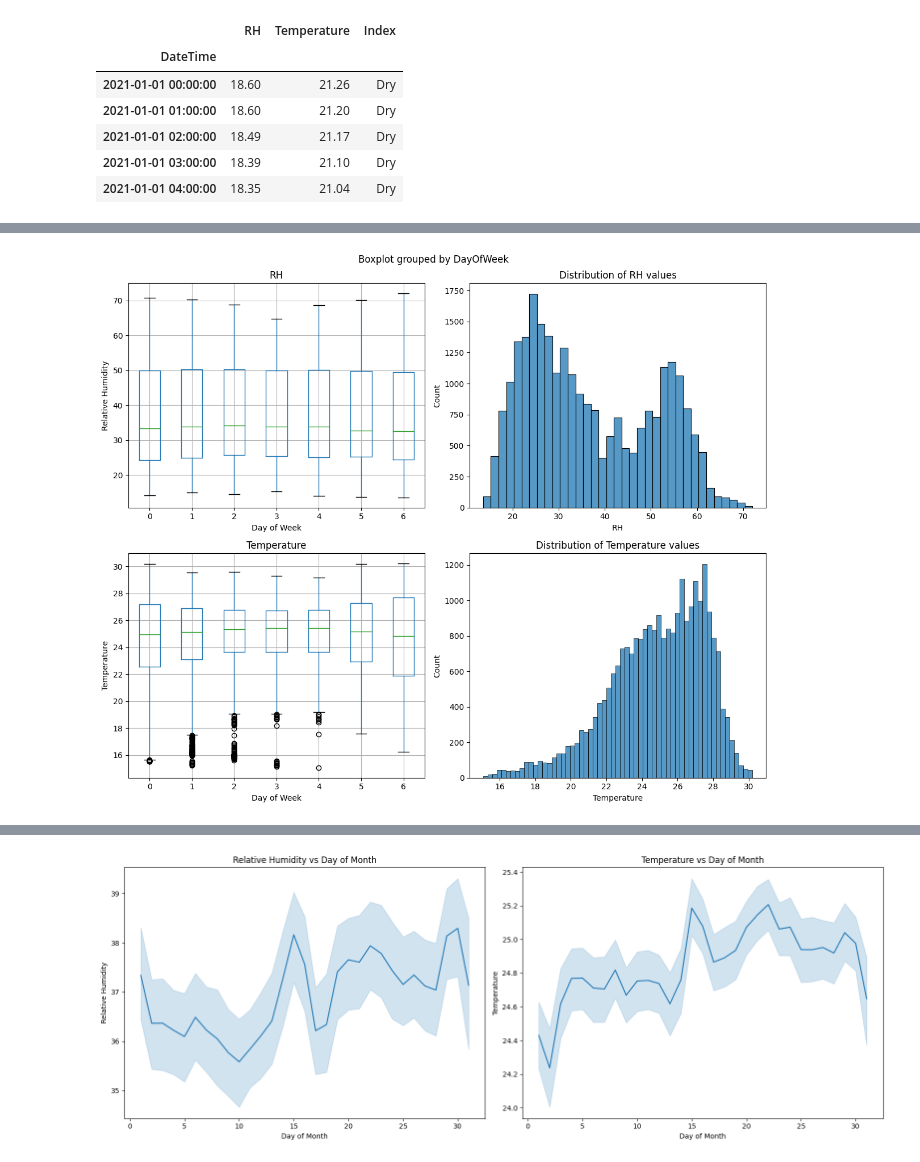
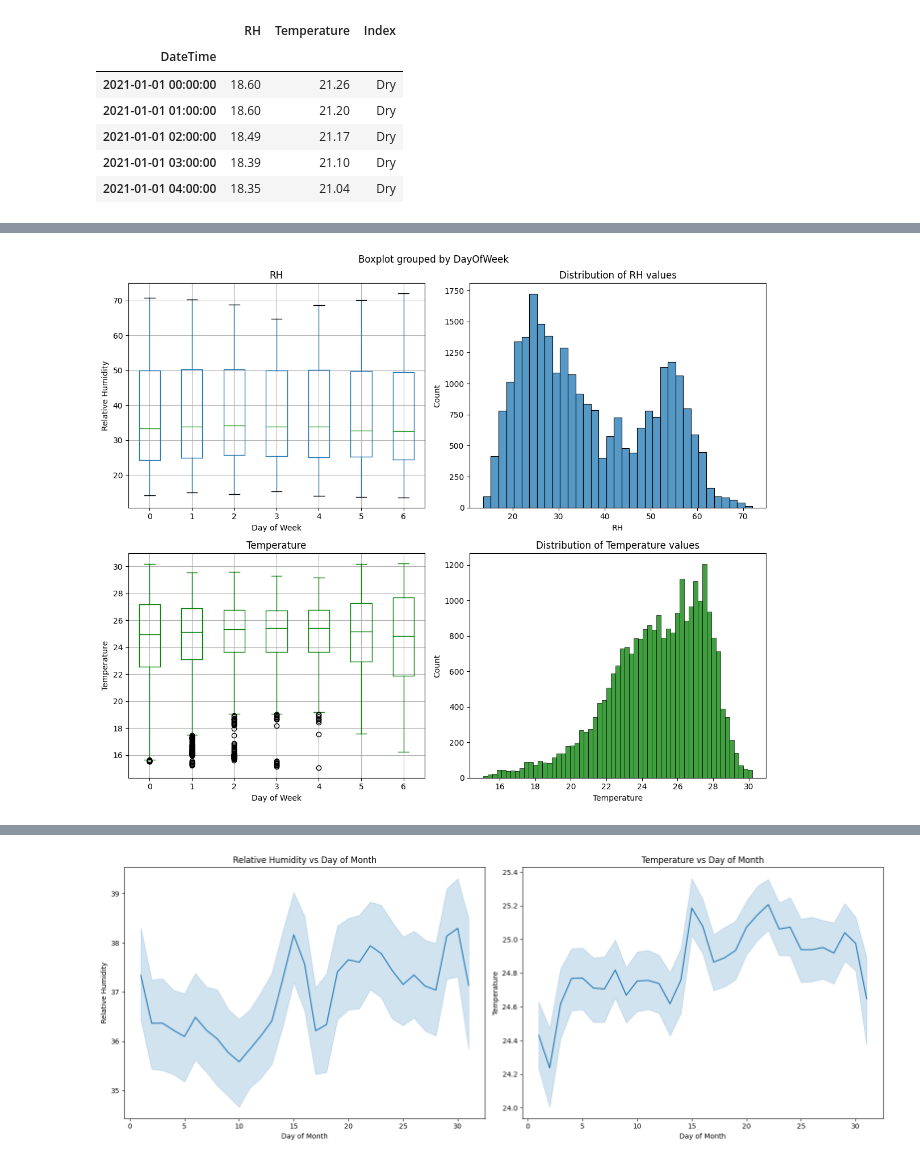
Before and after one commit to mshapna/EDA_Timeseries, a Jupyter notebook: EDA_Ver2.ipynb, the cells around one changed output, grey strips where cells are left out. Saved outputs shown, nothing was run; the diff lists cells and outputs as text; code cells hidden in the pictures.

```diff
--- a/EDA_Ver2.ipynb
+++ b/EDA_Ver2.ipynb
@@ -83,35 +83,35 @@ plt.show()
 # %%
 import matplotlib.pyplot as plt
 import seaborn as sns
 
 # Create a subplot with 2 rows and 2 columns
 fig, axes = plt.subplots(nrows=2, ncols=2, figsize=(12, 10))
 
 # Plot 1: Relative Humidity by Day of Week
 df.boxplot(column='RH', by='DayOfWeek', ax=axes[0, 0])
 axes[0, 0].set_xlabel('Day of Week')
 axes[0, 0].set_ylabel('Relative Humidity')
 
 # Plot 2: Distribution of RH values using seaborn
 sns.histplot(x="RH", data=df, ax=axes[0, 1])
 axes[0, 1].set_title('Distribution of RH values')
 
-# Plot 3: Temperature by Day of Week
-df.boxplot(column='Temperature', by='DayOfWeek', ax=axes[1, 0])
+# Plot 3: Temperature by Day of Week (color set to green)
+df.boxplot(column='Temperature', by='DayOfWeek', ax=axes[1, 0], color='green')
 axes[1, 0].set_xlabel('Day of Week')
 axes[1, 0].set_ylabel('Temperature')
 
-# Plot 4: Distribution of Temperature values using seaborn
-sns.histplot(x="Temperature", data=df, ax=axes[1, 1])
+# Plot 4: Distribution of Temperature values using seaborn (color set to green)
+sns.histplot(x="Temperature", data=df, ax=axes[1, 1], color='green')
 axes[1, 1].set_title('Distribution of Temperature values')
 
 # Adjust layout
 plt.tight_layout()
 
 # Show the combined plot
 plt.show()
 # %% [output]
-[figure, old version]
+[figure, new version]
 # %%
 import matplotlib.pyplot as plt
 import seaborn as sns
```
Also changed, not shown: parts of 3 cells of this notebook.
